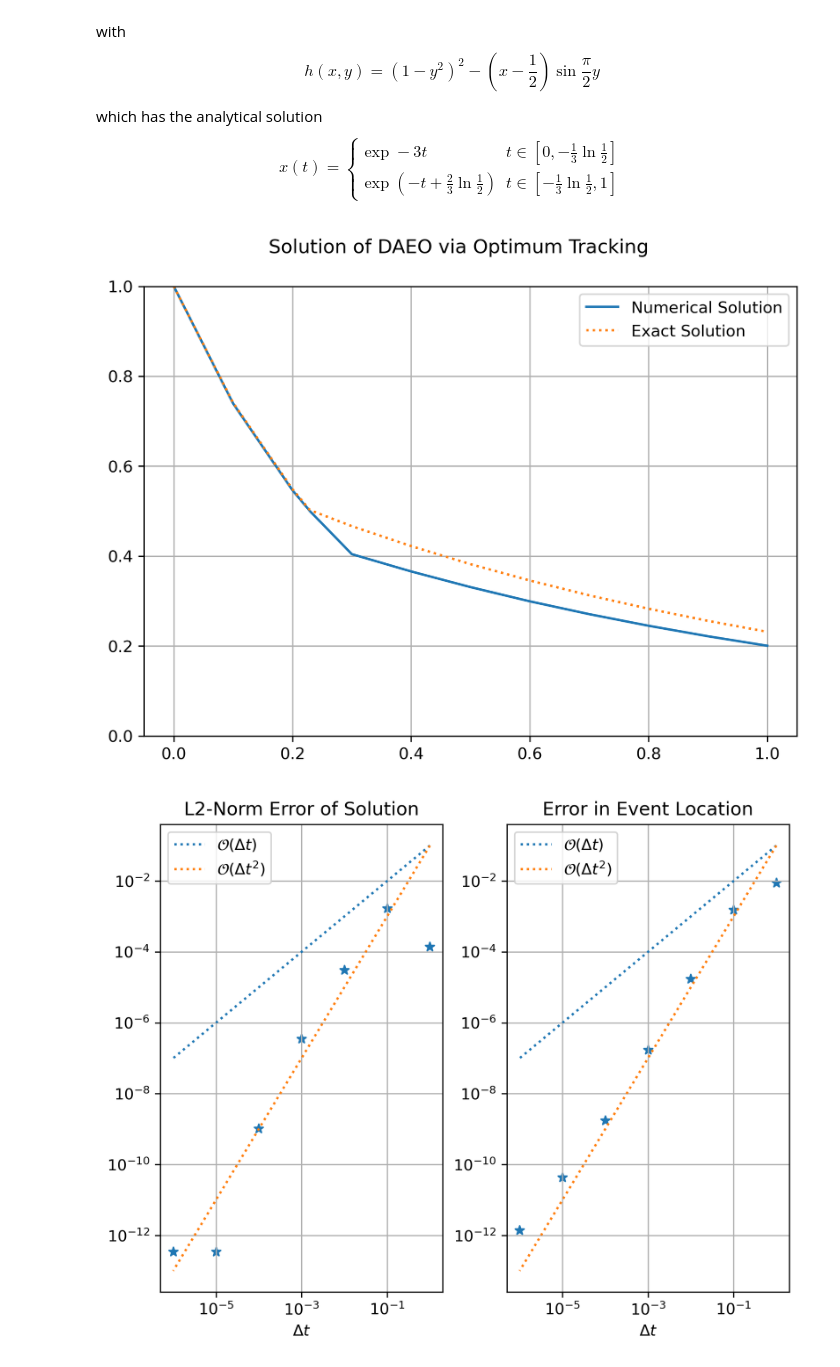
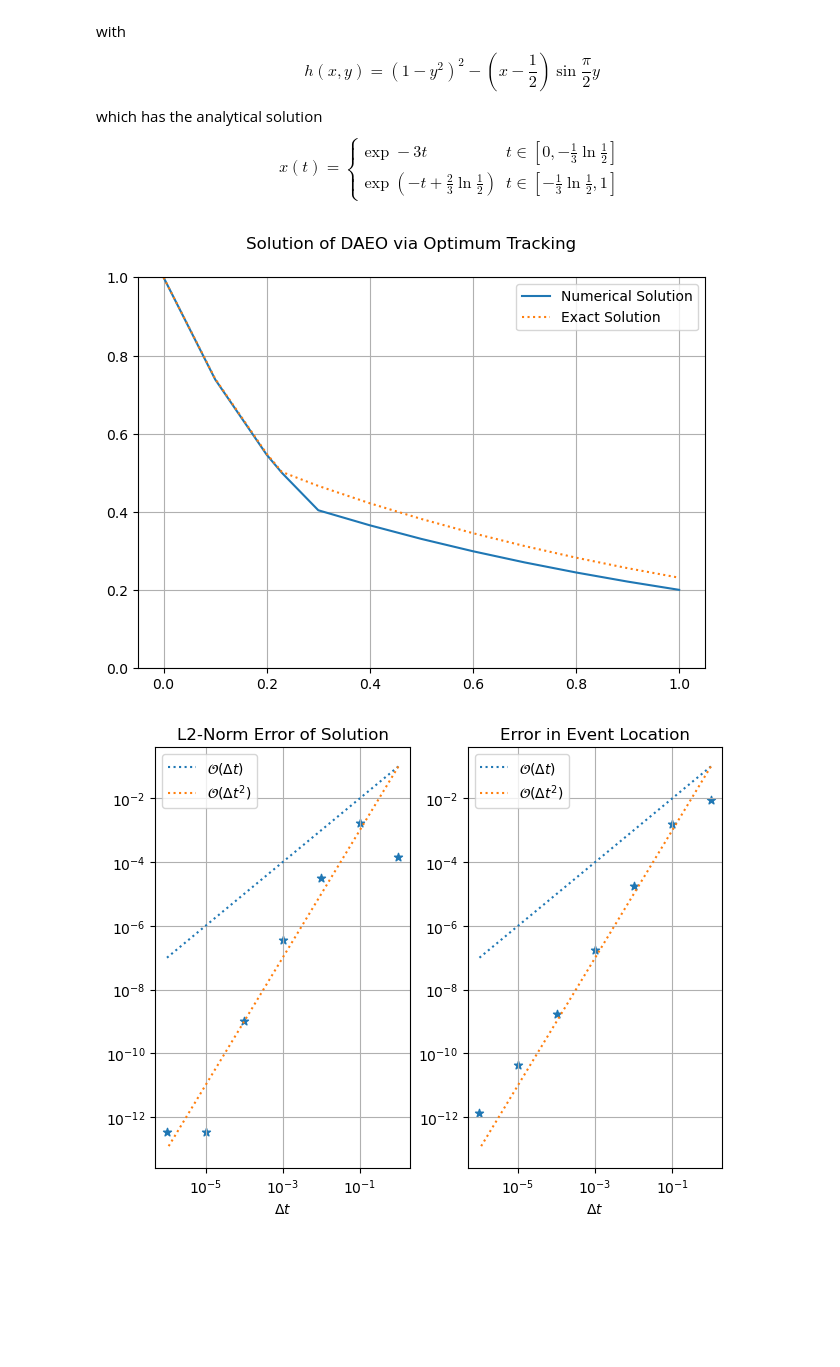
Before and after one commit to STCE-at-RWTH/daeo-tracking-solver, a Jupyter notebook: notebooks/simple_daeo_convergence_study.ipynb, the cells around one changed output. Cells and saved outputs as stored; diff of their text form; code cells hidden in the pictures; blank space fills up the shorter version.

```diff
--- a/notebooks/simple_daeo_convergence_study.ipynb
+++ b/notebooks/simple_daeo_convergence_study.ipynb
@@ -78,7 +78,7 @@ soln = pd.read_csv(
     header=0,
     converters=column_parse_dict)[solution_indices]
 # %%
-fig, ax = plot.subplots(dpi=300)
+fig, ax = plot.subplots()
 fig.suptitle("Solution of DAEO via Optimum Tracking")
 fig.tight_layout()
 ax.plot(soln["T"], soln["X"], label="Numerical Solution")
@@ -87,25 +87,25 @@ ax.legend()
 ax.set_ylim((0,1))
 ax.grid(True)
 # %% [output]
-[figure, old version]
+[figure, new version]
 # %%
 dt, l2_err, evt_err = convergence_data(7)
 # %%
-fig, ax = plot.subplots(1, 2, dpi=300)
+fig, ax = plot.subplots(1, 2)
 fig.tight_layout()
 for axis in ax:
     axis.set_yscale("log")
     axis.set_xscale("log")
     axis.grid(True)
     axis.set_xlabel("$\Delta t$")
     axis.plot(dt, 0.1*dt, label="$\mathcal{O}(\Delta t)$", ls=":")
     axis.plot(dt, 0.1*dt**2, label="$\mathcal{O}(\Delta t^2)$", ls=":")
     axis.legend()
 ax[0].scatter(dt, l2_err, marker="*")
 ax[0].set_title("L2-Norm Error of Solution")
 ax[1].scatter(dt, evt_err, marker="*")
 ax[1].set_title("Error in Event Location")
 fig.savefig("../gfx/convergence_plot.png")
 plot.show()
 # %% [output]
-[figure, old version]
+[figure, new version]
```
Also changed, not shown: 1 other file.
